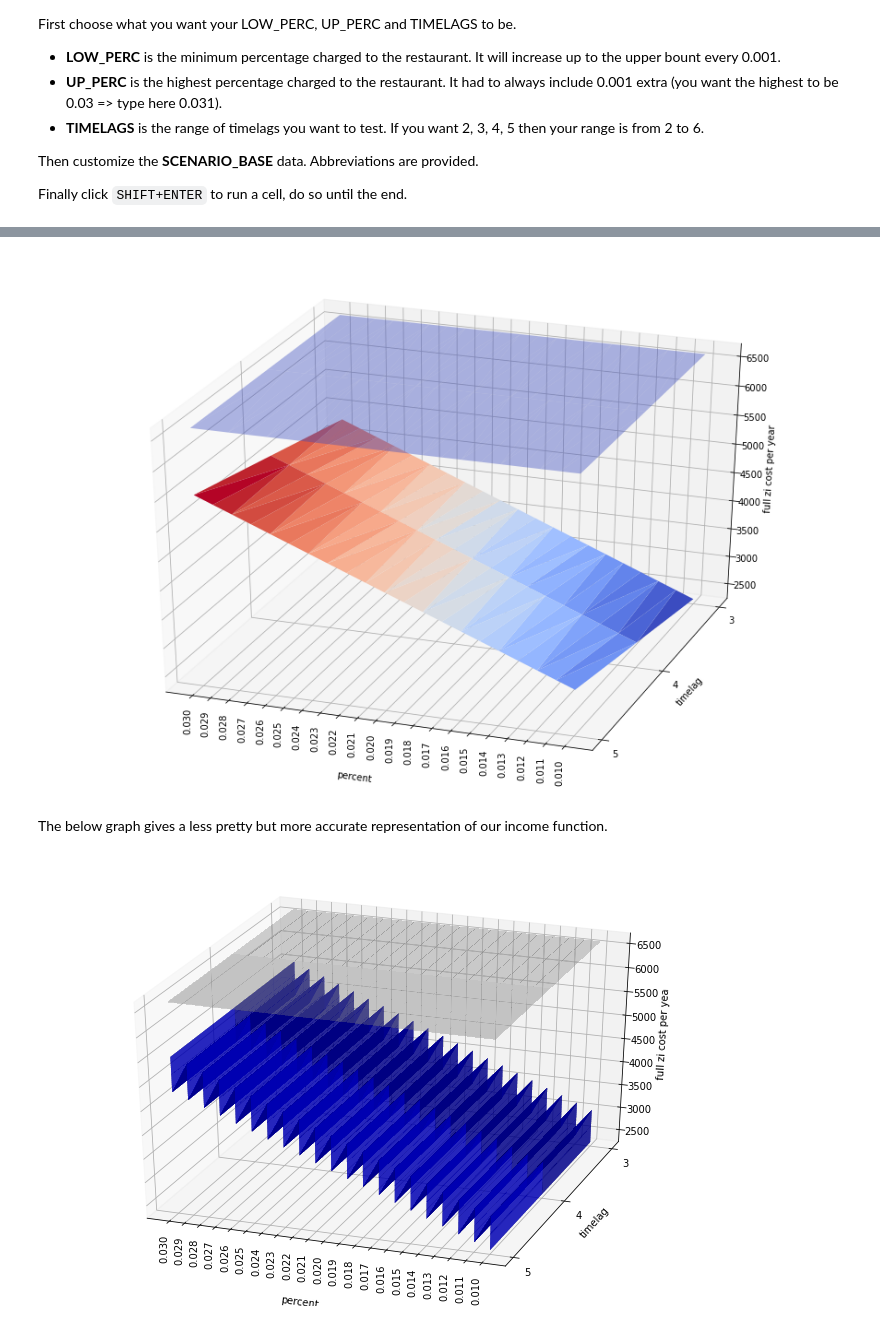
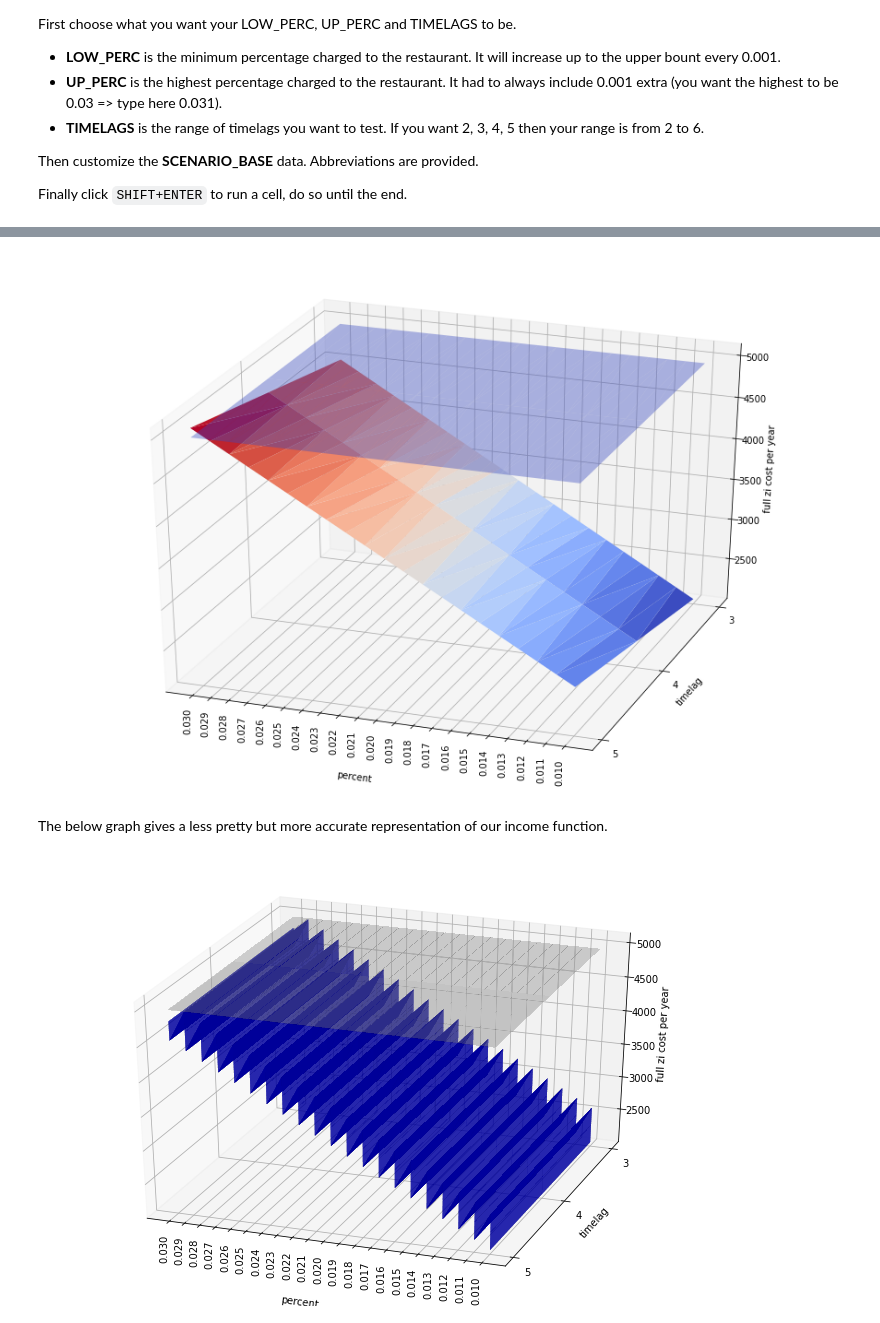
Before and after one commit to zeroimPACK/simulator, a Jupyter notebook: revenue_model.ipynb, the cells around one changed output, grey strips where cells are left out. Saved outputs shown, nothing was run; the diff lists cells and outputs as text; code cells hidden in the pictures.

```diff
--- a/revenue_model.ipynb
+++ b/revenue_model.ipynb
@@ -44,7 +44,7 @@ TIMELAGS = range(3, 6)  # rightmost number always excluded from range.
 SCENARIO_BASE = {'resale_price_zicont' : 6,     # euros
                  'prod_cost_zicont'    : 3,     # euros
                  'ave_receipt'         : 30,    # euros
-                 'conts_per_order'     : 4,
+                 'conts_per_order'     : 3,
                  'orders_per_day'      : 15,
                  'price_non_zicont'    : 0.40}  # euros
 # %%
@@ -62,7 +62,7 @@ def get_day_conts_need(vars_):
     return vars_
 
 
-def get_yr_expend_non_zinc(vars_):
+def get_yr_expend_non_zicont(vars_):
     vars_['expend_non_zicont_yr'] = round(vars_['price_non_zicont']
                                           * vars_['conts_per_order']
                                           * vars_['orders_per_day']
@@ -70,15 +70,15 @@ def get_yr_expend_non_zinc(vars_):
     return vars_
 
 
-def get_yr_zinc_need(vars_, timelag):
+def get_yr_zicont_need(vars_, timelag):
     vars_['timelag'] = timelag
-    vars_['zinc_needed_yr'] = timelag * vars_['conts_needed_day']
+    vars_['zicont_needed_yr'] = timelag * vars_['conts_needed_day']
 
     return vars_
 
 
-def get_zinc_expend_yr(vars_):
-    vars_['zinc_expend_yr'] = vars_['resale_price_zicont'] * vars_['zinc_needed_yr']
+def get_zicont_expend_yr(vars_):
+    vars_['zicont_expend_yr'] = vars_['resale_price_zicont'] * vars_['zicont_needed_yr']
 
     return vars_
 
@@ -91,13 +91,13 @@ def get_zi_service_expend_yr(vars_, percent_z):
 
 def get_full_zi_cost_yr(vars_):
 
-    vars_['full_zi_cost_yr'] = vars_['zi_service_expend_yr'] + vars_['zinc_expend_yr']
+    vars_['full_zi_cost_yr'] = vars_['zi_service_expend_yr'] + vars_['zicont_expend_yr']
 
     return vars_
 
 def get_zi_income_yr(vars_):
-    net_gain_from_zinc_sales = (vars_['prod_cost_zicont'] * vars_['zinc_needed_yr'])
-    vars_['zi_income_yr'] = vars_['full_zi_cost_yr'] - net_gain_from_zinc_sales
+    net_gain_from_zicont_sales = (vars_['prod_cost_zicont'] * vars_['zicont_needed_yr'])
+    vars_['zi_income_yr'] = vars_['full_zi_cost_yr'] - net_gain_from_zicont_sales
 
     return vars_
 # %%
@@ -109,14 +109,14 @@ def create_scenario_data(percent_z,
 
     vars_ = deepcopy(SCENARIO_BASE)  # don't overwrite original dic, make copy.
 
-    curried_get_yr_zinc_need = partial(get_yr_zinc_need, timelag=timelag)
+    curried_get_yr_zicont_need = partial(get_yr_zicont_need, timelag=timelag)
     curried_get_zi_service_expend_yr = partial(get_zi_service_expend_yr, percent_z=percent_z)
 
     fns = [get_rest_yr_income,
            get_day_conts_need,
-           get_yr_expend_non_zinc,
-           curried_get_yr_zinc_need,
-           get_zinc_expend_yr,
+           get_yr_expend_non_zicont,
+           curried_get_yr_zicont_need,
+           get_zicont_expend_yr,
            curried_get_zi_service_expend_yr,
            get_full_zi_cost_yr,
            get_zi_income_yr]
@@ -168,11 +168,12 @@ ax.xaxis.labelpad = 30
 ax.view_init(30, 110)
 F = plt.gcf()
 Size = F.get_size_inches()
-F.set_size_inches(Size[0]*2, Size[1]*2, forward=True) # Set forward to True to resize window along with plot in figure.
 
+# Set forward to True to resize window along with plot in figure.
+F.set_size_inches(Size[0]*2, Size[1]*2, forward=True)
 plt.show()
 # %% [output]
-[figure, old version]
+[figure, new version]
 # %% [markdown]
 The below graph gives a less pretty but more accurate representation of our income function.
 # %%
@@ -188,32 +189,32 @@ X, Y = np.meshgrid(x, y)
 zs = np.array([d['full_zi_cost_yr'] for d in sims_dics] * len(x))
 Z = zs.reshape(X.shape)
 
 # 2d enxpenditure data
 ms = np.array([d['expend_non_zicont_yr'] for d in sims_dics] * len(x))
 M = ms.reshape(X.shape)
 
 
 surfA_bottom = ax.plot_surface(X, Y, np.where(Z<=M,Z, np.nan),
                                rstride=1, cstride=1, color='b', alpha=0.04, linewidth=0)
 
 surfB = ax.plot_surface(X, Y, M, rstride=1, cstride=1, color='w', alpha=0.01, linewidth=1)
 
 surfA_top = ax.plot_surface(X, Y, np.where(Z>=M,Z, np.nan),
                             rstride=1, cstride=1, color='r', alpha=0.04,linewidth=0)
 
 
 ax.set_xlabel('percent')
 ax.set_ylabel('timelag')
 ax.set_yticks(list(TIMELAGS))
-ax.set_zlabel('full zi cost per yea')
+ax.set_zlabel('full zi cost per year')
 plt.xticks(percent_z_range, rotation='vertical')
 ax.xaxis.labelpad = 30
 
 ax.view_init(30, 110)
 F = plt.gcf()
 Size = F.get_size_inches()
 F.set_size_inches(Size[0]*2, Size[1]*2, forward=True) # Set forward to True to resize window along with plot in figure.
 
 plt.show()
 # %% [output]
-[figure, old version]
+[figure, new version]
```
Also changed, not shown: parts of 2 cells of this notebook.
